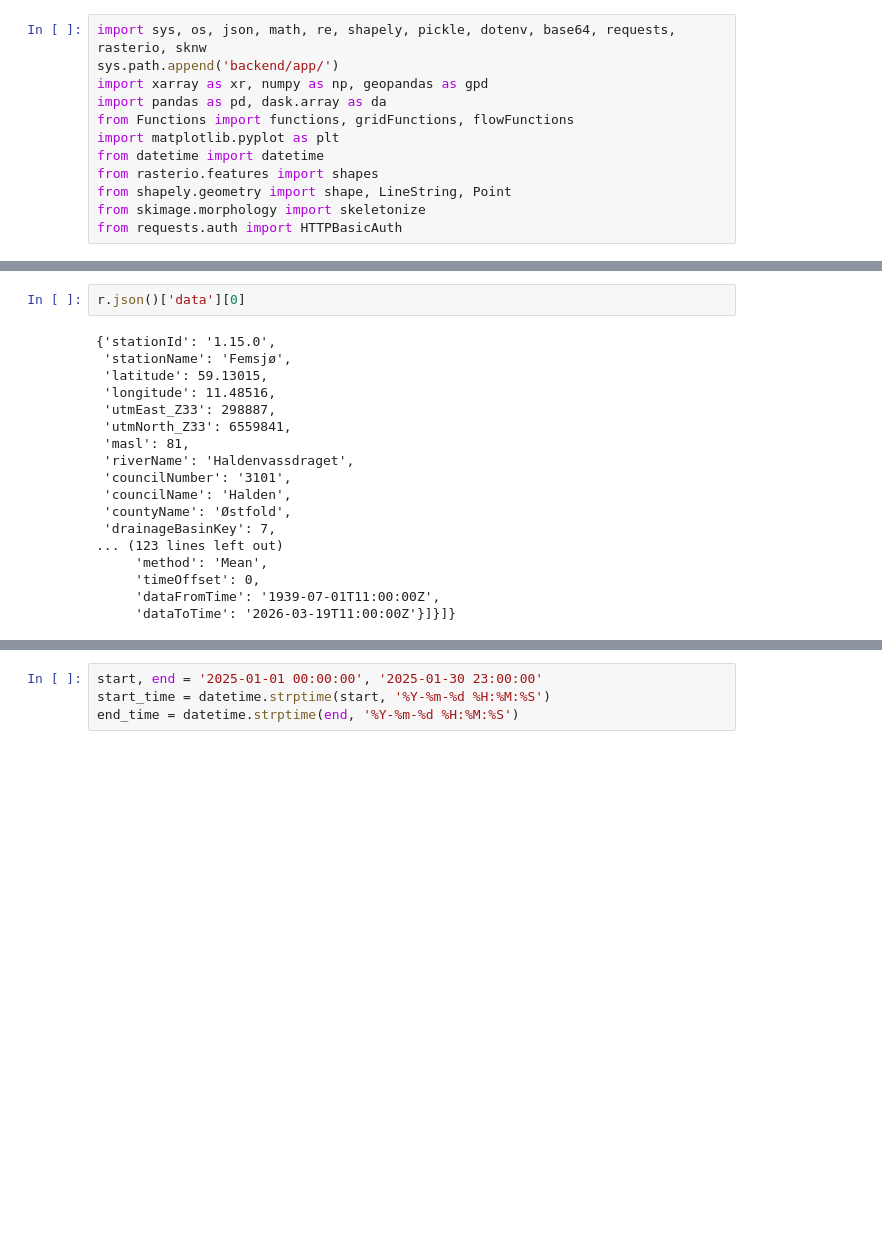
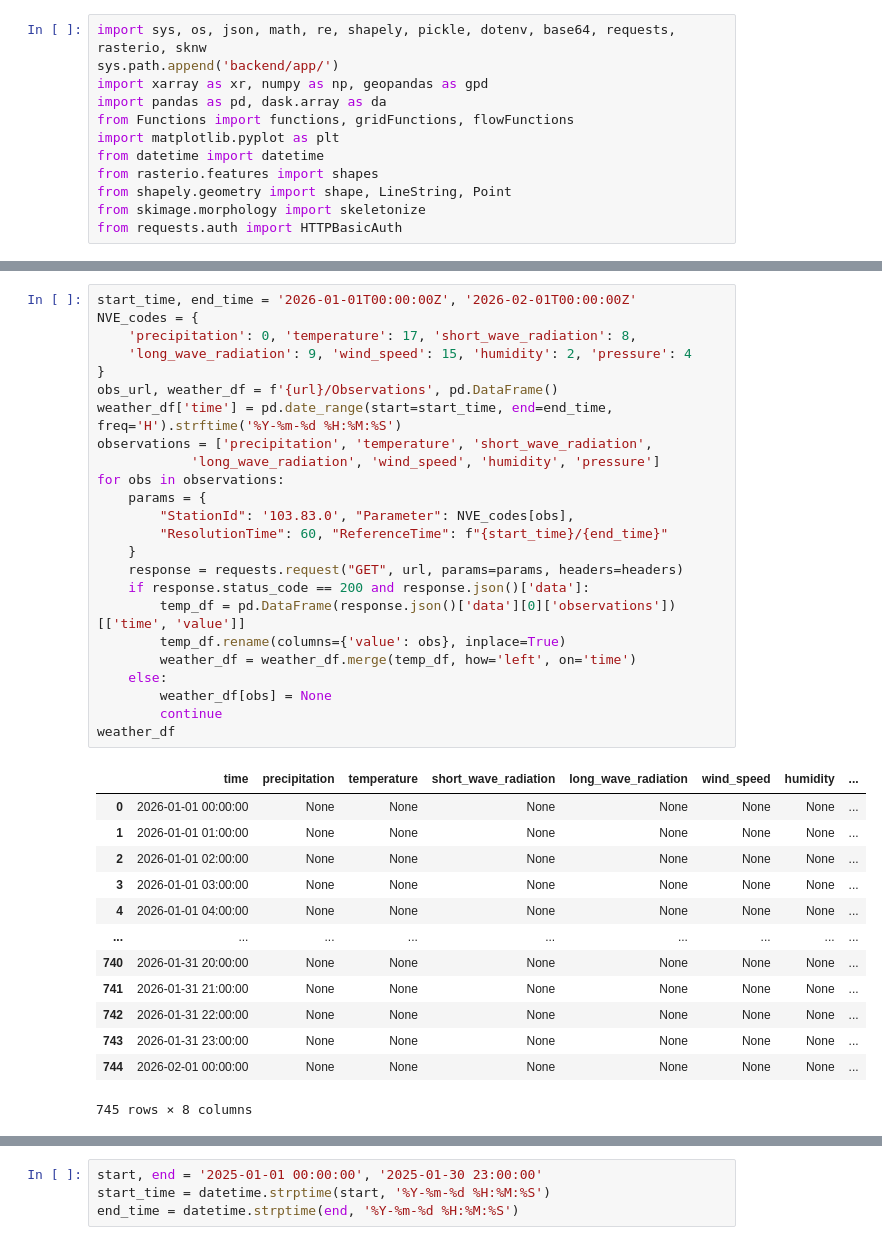
Before and after one commit to NTNUSmartWater/DigiH2O-Platform, a Jupyter notebook: process.ipynb, the cells around one changed output, grey strips where cells are left out. Saved outputs shown, nothing was run; the diff lists cells and outputs as text; blank space fills up the shorter version.

```diff
--- a/process.ipynb
+++ b/process.ipynb
@@ -40,20 +63,38 @@ df
-# %%
-r.json()['data'][0]
-# %% [output]
-{'stationId': '1.15.0',
- 'stationName': 'Femsjø',
- 'latitude': 59.13015,
- 'longitude': 11.48516,
- 'utmEast_Z33': 298887,
- 'utmNorth_Z33': 6559841,
- 'masl': 81,
- 'riverName': 'Haldenvassdraget',
- 'councilNumber': '3101',
- 'councilName': 'Halden',
- 'countyName': 'Østfold',
- 'drainageBasinKey': 7,
-... (123 lines left out)
-     'method': 'Mean',
-     'timeOffset': 0,
-     'dataFromTime': '1939-07-01T11:00:00Z',
-     'dataToTime': '2026-03-19T11:00:00Z'}]}]}
+# %%
+start_time, end_time = '2026-01-01T00:00:00Z', '2026-02-01T00:00:00Z'
+NVE_codes = {
+    'precipitation': 0, 'temperature': 17, 'short_wave_radiation': 8,
+    'long_wave_radiation': 9, 'wind_speed': 15, 'humidity': 2, 'pressure': 4
+}
+obs_url, weather_df = f'{url}/Observations', pd.DataFrame()
+weather_df['time'] = pd.date_range(start=start_time, end=end_time, freq='H').strftime('%Y-%m-%d %H:%M:%S')
+observations = ['precipitation', 'temperature', 'short_wave_radiation',
+            'long_wave_radiation', 'wind_speed', 'humidity', 'pressure']
+for obs in observations:
+    params = {
+        "StationId": '103.83.0', "Parameter": NVE_codes[obs],
+        "ResolutionTime": 60, "ReferenceTime": f"{start_time}/{end_time}"
+    }
+    response = requests.request("GET", url, params=params, headers=headers)
+    if response.status_code == 200 and response.json()['data']:
+        temp_df = pd.DataFrame(response.json()['data'][0]['observations'])[['time', 'value']]
+        temp_df.rename(columns={'value': obs}, inplace=True)
+        weather_df = weather_df.merge(temp_df, how='left', on='time')
+    else:
+        weather_df[obs] = None
+        continue
+weather_df
+# %% [output]
+|  | time | precipitation | temperature | short_wave_radiation | long_wave_radiation | wind_speed | humidity | ... |
+| 0 | 2026-01-01 00:00:00 | None | None | None | None | None | None | ... |
+| 1 | 2026-01-01 01:00:00 | None | None | None | None | None | None | ... |
+| 2 | 2026-01-01 02:00:00 | None | None | None | None | None | None | ... |
+| 3 | 2026-01-01 03:00:00 | None | None | None | None | None | None | ... |
+| 4 | 2026-01-01 04:00:00 | None | None | None | None | None | None | ... |
+| ... | ... | ... | ... | ... | ... | ... | ... | ... |
+| 740 | 2026-01-31 20:00:00 | None | None | None | None | None | None | ... |
+| 741 | 2026-01-31 21:00:00 | None | None | None | None | None | None | ... |
+| 742 | 2026-01-31 22:00:00 | None | None | None | None | None | None | ... |
+| 743 | 2026-01-31 23:00:00 | None | None | None | None | None | None | ... |
+| 744 | 2026-02-01 00:00:00 | None | None | None | None | None | None | ... |
+745 rows × 8 columns
```
Also changed, not shown: parts of 4 cells of this notebook, 5 other files.
